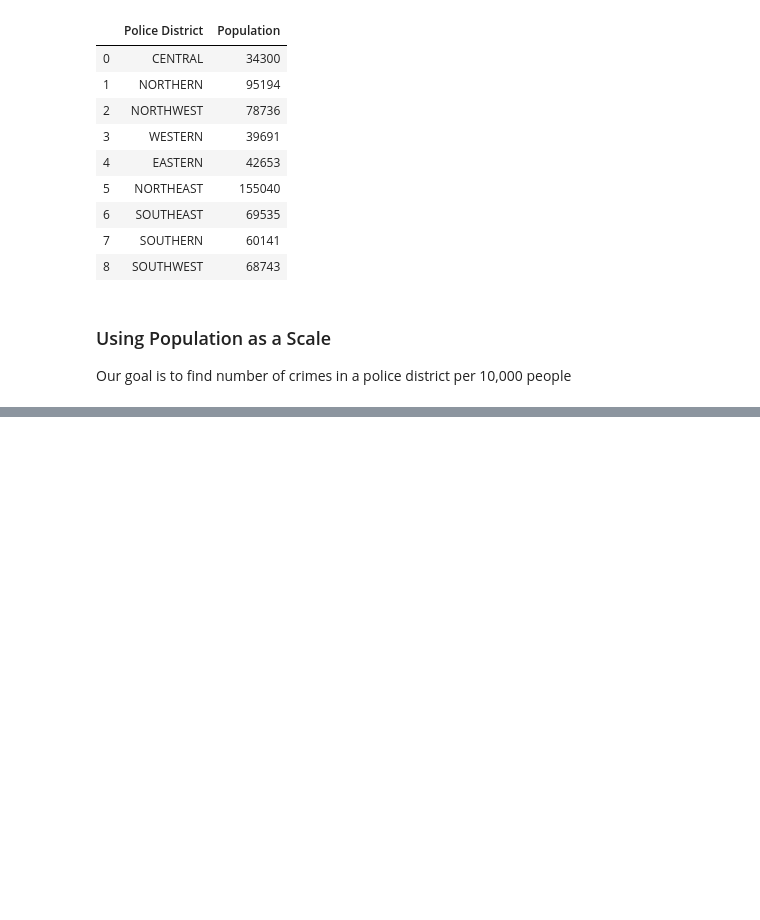
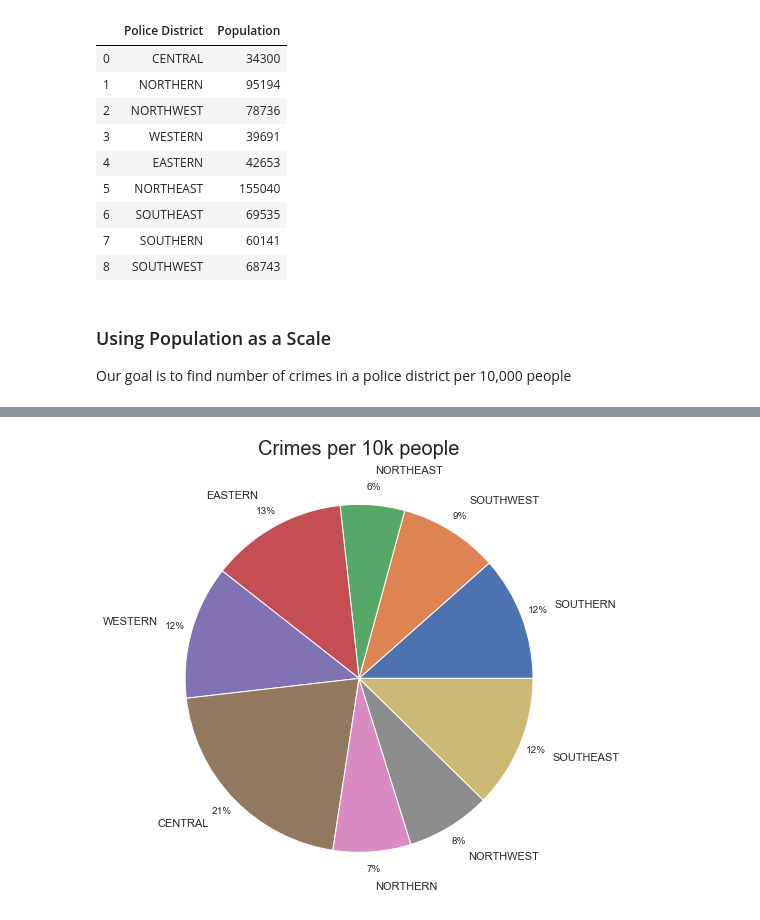
Before and after one commit to Swayam595/SpartanSecurity, a Jupyter notebook: ML_Model/Python Scripts/visualization/total_crime_per_10k_pie_charts .ipynb, the cells around one changed output, grey strips where cells are left out. Cells and saved outputs as stored; diff of their text form; code cells hidden in the pictures; blank space fills up the shorter version.

```diff
--- a/ML_Model/Python Scripts/visualization/total_crime_per_10k_pie_charts .ipynb
+++ b/ML_Model/Python Scripts/visualization/total_crime_per_10k_pie_charts .ipynb
@@ -248,0 +249,9 @@ plt.savefig('../../Graphs/visualization/crimes_per_10k_people.jpg')
+# %%
+import matplotlib.pyplot as plt
+df = crime_df.to_frame()
+fig = plt.figure(figsize=(15, 8))
+plt.pie(df[0], labels=df.index, autopct='%1.0f%%', pctdistance=1.1, labeldistance=1.2)
+plt.title('Crimes per 10k people', fontsize=20)
+plt.savefig('../../Graphs/visualization/percentage_crimes_per_10k_people.jpg')
+# %% [output]
+[figure, added]
```
Also changed, not shown: parts of 3 cells of this notebook, 8 other files.
